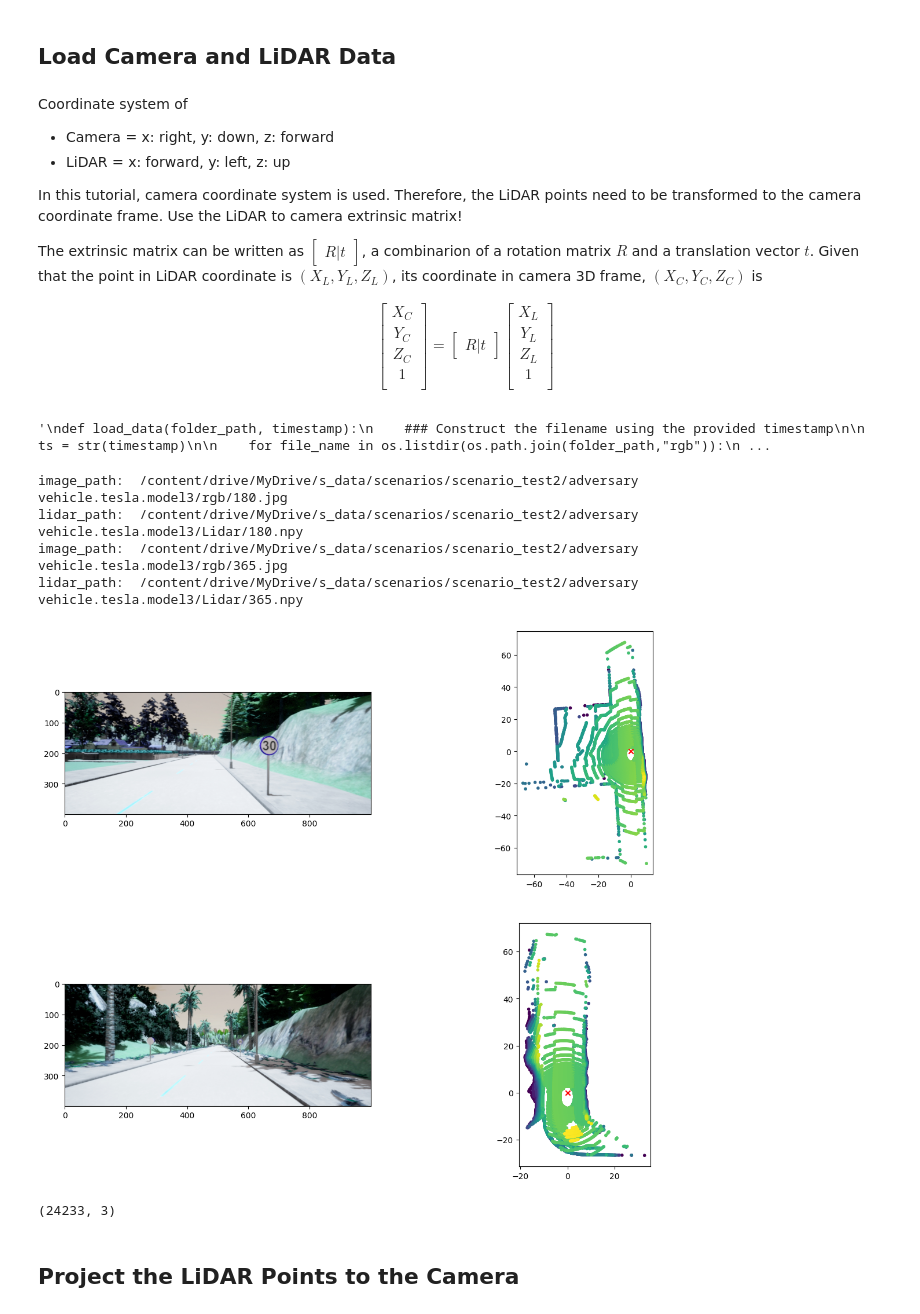
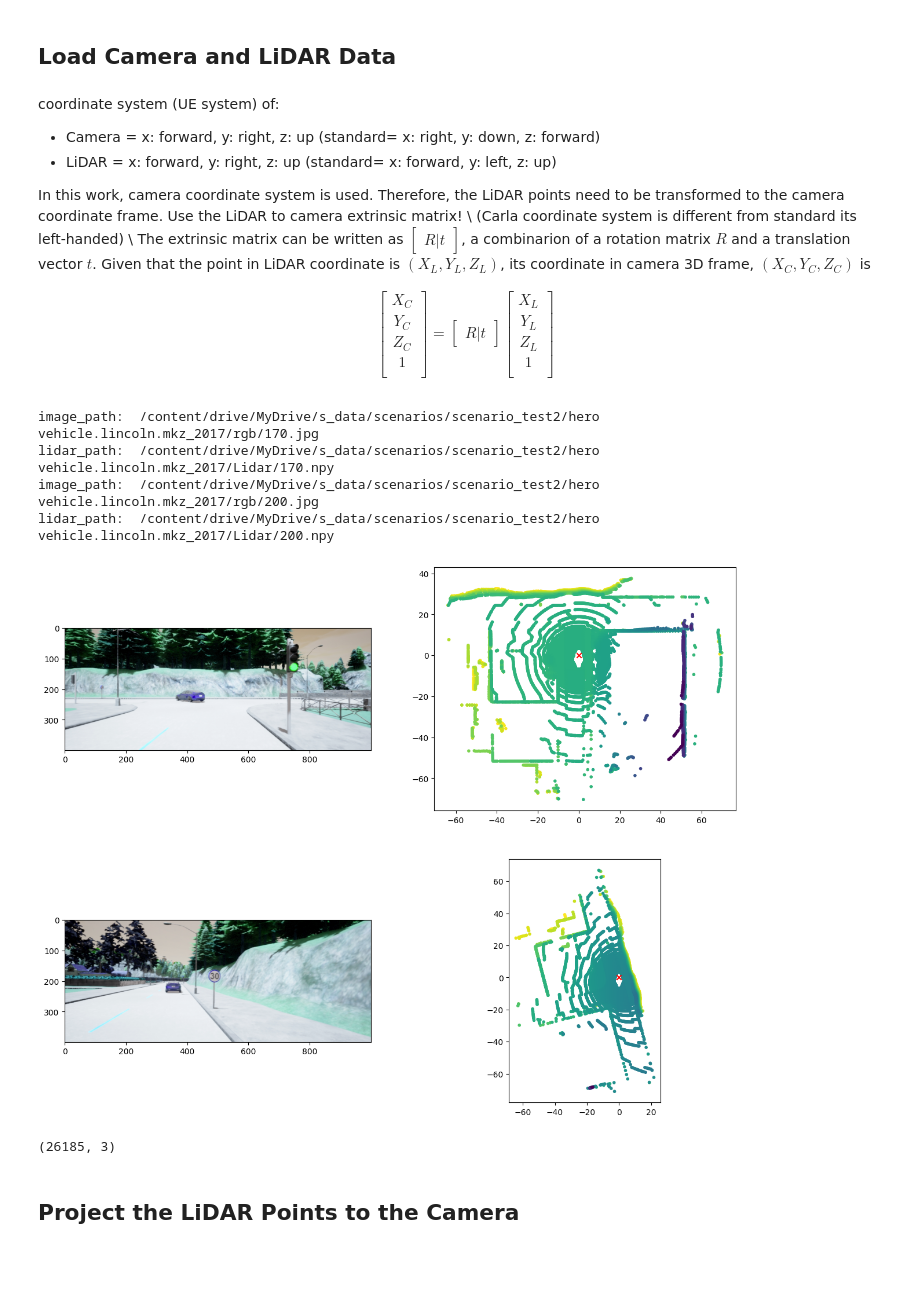
Before and after one commit to jiheddachraoui/occupancy_grid_generator, a Jupyter notebook: OG_generator.ipynb, the cells around one changed output. Cells and saved outputs as stored; diff of their text form; code cells hidden in the pictures; blank space fills up the shorter version.

```diff
--- a/OG_generator.ipynb
+++ b/OG_generator.ipynb
@@ -22,7 +22,7 @@ Mounted at /content/drive
 datadir = '/content/drive/MyDrive/s_data/'
 scenario='scenarios/scenario_test2'
 gt='ground truth/scenario_test2_gt'
-vehicle='adversary vehicle.tesla.model3'
+vehicle='hero vehicle.lincoln.mkz_2017'
 
 folder_path = os.path.join(datadir,scenario,vehicle)
 gt_path=os.path.join(datadir,gt,vehicle)
@@ -42,8 +42,8 @@ Two callibrated parameters that we need:
 
 The calibrated parameters are already provided in the dataset. For details, please take a look at [this explanation](https://www.mathworks.com/help/vision/ug/camera-calibration.html) from Mathworks.
 # %%
-date1 = 180
-date2 =365
+date1 = 170
+date2 =200
 # %%
 def load_matrix(folder_path,timestamp):
   ts = str(timestamp)
@@ -110,12 +110,12 @@ Camera intrinsic matrix:
 # %% [markdown]
 ## Load Camera and LiDAR Data
 # %% [markdown]
-Coordinate system of
-- Camera = x: right, y: down, z: forward
-- LiDAR = x: forward, y: left, z: up
+coordinate system (UE system) of:
+- Camera = x: forward, y: right, z: up  (standard= x: right, y: down, z: forward)
+- LiDAR = x: forward, y: right, z: up (standard= x: forward, y: left, z: up)
 
-In this tutorial, camera coordinate system is used. Therefore, the LiDAR points need to be transformed to the camera coordinate frame. Use the LiDAR to camera extrinsic matrix!
-
+In this work, camera coordinate system is used. Therefore, the LiDAR points need to be transformed to the camera coordinate frame. Use the LiDAR to camera extrinsic matrix! \\
+(Carla coordinate system is different from standard its left-handed) \\
 The extrinsic matrix can be written as $\begin{bmatrix} R|t \end{bmatrix}$, a combinarion of a rotation matrix $R$ and a translation vector $t$. Given that the point in LiDAR coordinate is $(X_L,Y_L,Z_L)$, its coordinate in camera 3D frame, $(X_C,Y_C,Z_C)$ is
 
 \begin{align}
@@ -133,21 +133,6 @@ Z_L \\
 1 \\
 \end{bmatrix}
 \end{align}
-# %%
-'''
-def load_data(folder_path, timestamp):
-    ### Construct the filename using the provided timestamp
-
-    ts = str(timestamp)
-
-    for file_name in os.listdir(os.path.join(folder_path,"rgb")):
-        if ts in file_name:
-            img_file_path = os.path.join(folder_path, "rgb", file_name)
-            print('image_path: ',img_file_path)
-            break
-    '''
-# %% [output]
-'\ndef load_data(folder_path, timestamp):\n    ### Construct the filename using the provided timestamp\n\n    ts = str(timestamp)\n\n    for file_name in os.listdir(os.path.join(folder_path,"rgb")):\n ...
 # %%
 
 def load_data(folder_path, timestamp):
@@ -184,9 +169,9 @@ def load_data(folder_path, timestamp):
     lidar_raw=np.load(lidar_file_path).reshape(-1, 4)
 
 
-    lidar_raw = lidar_raw[lidar_raw[:, 2] <= 0, :]
+    lidar_raw = lidar_raw[lidar_raw[:, 2] <= 2, :]
     dist = np.linalg.norm(lidar_raw, axis=1)
-    lidar_raw = lidar_raw[dist >= 3]
+    #lidar_raw = lidar_raw[dist >= 3]
     intensity = np.array(lidar_raw[:, 3])
     lidar_raw = lidar_raw[:, :3]
     # Define the radius (in meters)
@@ -209,44 +194,44 @@ def transform_coordinate(lidar_points,l2w_matrix,w2c_matrix):
 
   # Transform the points from lidar space to world space.
   world_points = np.dot(l2w_matrix, inp.T)
   inp = np.dot(w2c_matrix, world_points).T
 
   '''inp = lidar_points.copy()
   inp = np.concatenate((inp,np.ones((inp.shape[0],1))),axis=1)
   inp = np.matmul(extrinsic_matrix,inp.T).T'''
   return inp[:,:3]
 
 img_raw,lidar_raw, intensity = load_data(folder_path,date1)
 img_raw_size = img_raw.shape
 
 lidar_raw = transform_coordinate(lidar_raw,lidar_2_world,world_2_camera)
 
 img_raw1,lidar_raw1 ,intensity1 = load_data(folder_path,date2)
 img_raw1_size = img_raw1.shape
 
 lidar_raw1 = transform_coordinate(lidar_raw1,lidar_2_world1,world_2_camera1)
 
 ### Visualize
 fig,axs = plt.subplots(2,2,figsize=(15,12))
 axs[0,0].imshow(img_raw)
-axs[0,1].scatter(lidar_raw[:,1],lidar_raw[:,0],c=-lidar_raw[:,2],marker='.')
+axs[0,1].scatter(lidar_raw[:,1],lidar_raw[:,0],c=lidar_raw[:,2],marker='.')
 axs[0,1].scatter(0,0,c='r',marker='x')
 axs[0,1].axis('scaled')
 axs[1,0].imshow(img_raw1)
-axs[1,1].scatter(lidar_raw1[:,1],lidar_raw1[:,0],c=-lidar_raw1[:,2],marker='.')
+axs[1,1].scatter(lidar_raw1[:,1],lidar_raw1[:,0],c=lidar_raw1[:,2],marker='.')
 axs[1,1].scatter(0,0,c='r',marker='x')
 axs[1,1].axis('scaled')
 plt.show()
 # %% [output]
-image_path:  /content/drive/MyDrive/s_data/scenarios/scenario_test2/adversary vehicle.tesla.model3/rgb/180.jpg
-lidar_path:  /content/drive/MyDrive/s_data/scenarios/scenario_test2/adversary vehicle.tesla.model3/Lidar/180.npy
-image_path:  /content/drive/MyDrive/s_data/scenarios/scenario_test2/adversary vehicle.tesla.model3/rgb/365.jpg
-lidar_path:  /content/drive/MyDrive/s_data/scenarios/scenario_test2/adversary vehicle.tesla.model3/Lidar/365.npy
+image_path:  /content/drive/MyDrive/s_data/scenarios/scenario_test2/hero vehicle.lincoln.mkz_2017/rgb/170.jpg
+lidar_path:  /content/drive/MyDrive/s_data/scenarios/scenario_test2/hero vehicle.lincoln.mkz_2017/Lidar/170.npy
+image_path:  /content/drive/MyDrive/s_data/scenarios/scenario_test2/hero vehicle.lincoln.mkz_2017/rgb/200.jpg
+lidar_path:  /content/drive/MyDrive/s_data/scenarios/scenario_test2/hero vehicle.lincoln.mkz_2017/Lidar/200.npy
-[figure, old version]
+[figure, new version]
 # %%
 print(lidar_raw.shape)
 # %% [output]
-(24233, 3)
+(26185, 3)
 # %% [markdown]
 ## Project the LiDAR Points to the Camera
 # %% [markdown]
```
Also changed, not shown: parts of 9 cells of this notebook.
